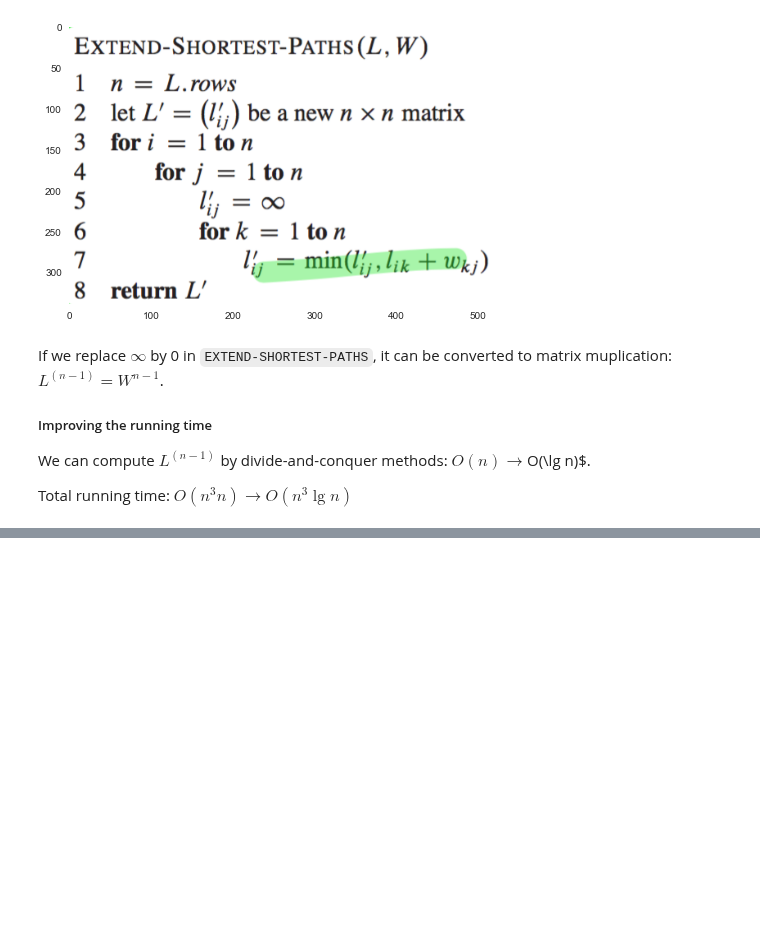
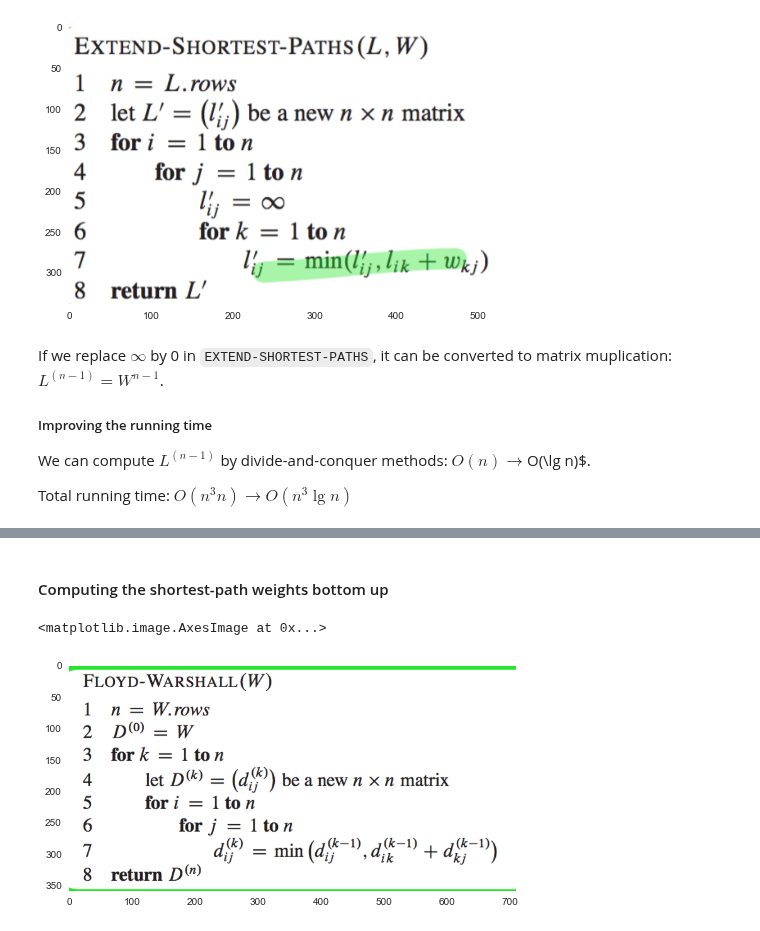
Before and after one commit to facaiy/book_notes, a Jupyter notebook: Introduction_to_Algorithms/25_All-Pairs_Shortest_Paths/note.ipynb, the cells around one changed output, grey strips where cells are left out. Drawn from its saved outputs; the diff is of its cells as text; code cells hidden in the pictures; blank space fills up the shorter version.

```diff
--- a/Introduction_to_Algorithms/25_All-Pairs_Shortest_Paths/note.ipynb
+++ b/Introduction_to_Algorithms/25_All-Pairs_Shortest_Paths/note.ipynb
@@ -59,0 +85,7 @@ Total running time: $O(n^3 n) \to O(n^3 \lg n)$
+# %% [markdown]
+#### Computing the shortest-path weights bottom up
+# %%
+plt.imshow(plt.imread('./res/floyd_warshall.png'))
+# %% [output]
+<matplotlib.image.AxesImage at 0x...>
+[figure, added]
```
Also changed, not shown: parts of 8 cells of this notebook, 2 other files.
